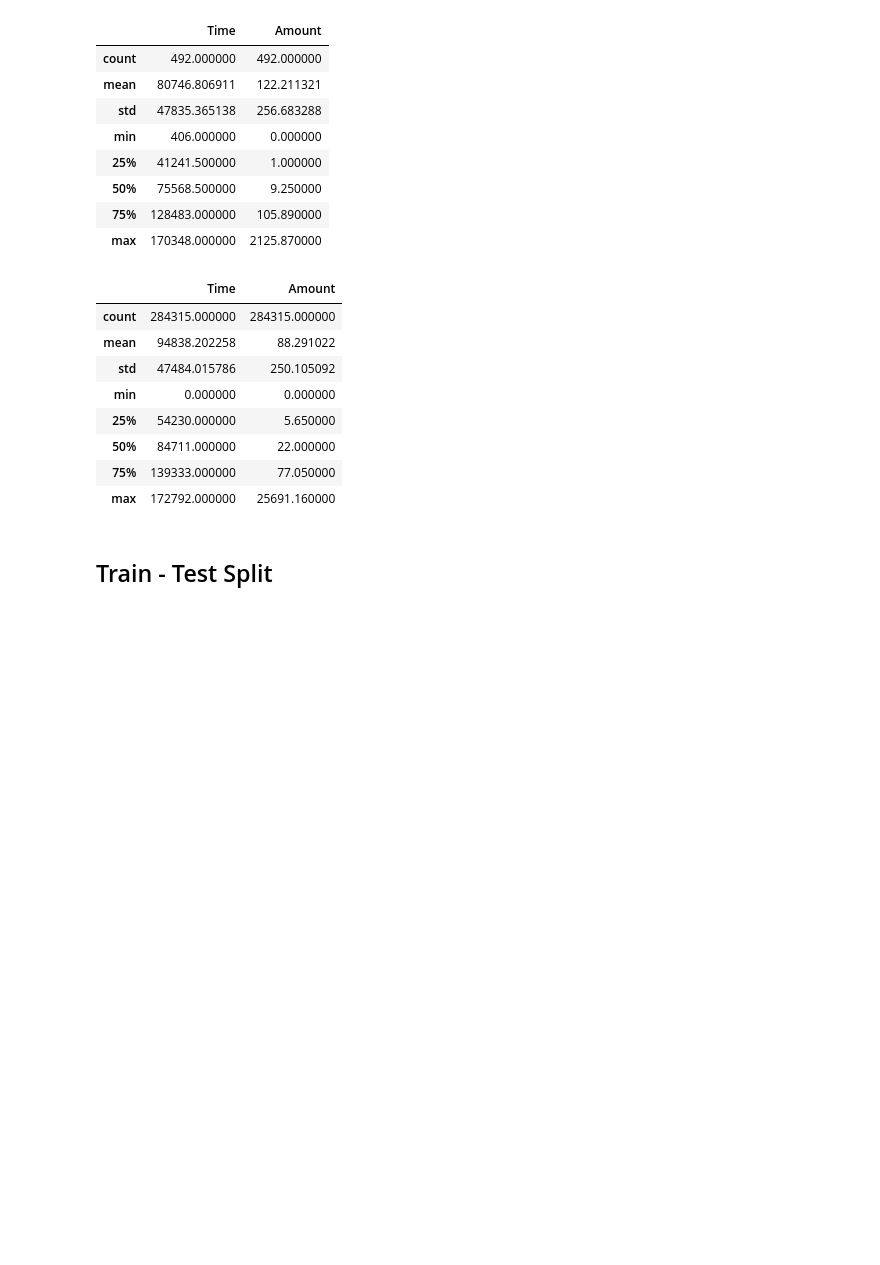
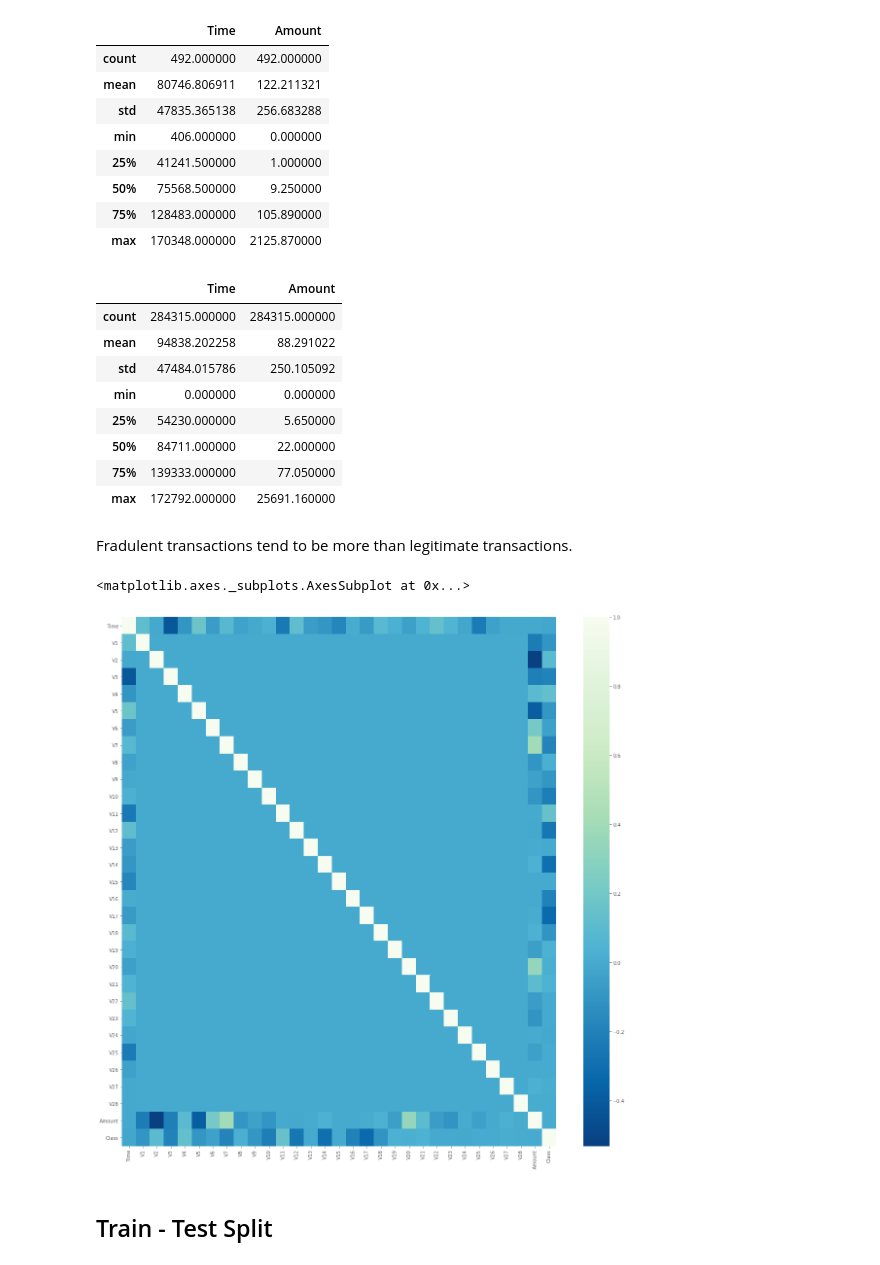
Before and after one commit to plolla/Credit-Card-Fraud-Detection, a Jupyter notebook: Credit Card Fraud Detection.ipynb, the cells around one changed output. Drawn from its saved outputs; the diff is of its cells as text; code cells hidden in the pictures; blank space fills up the shorter version.

Commit message:
Included Correlation Matrix

```diff
--- a/Credit Card Fraud Detection.ipynb
+++ b/Credit Card Fraud Detection.ipynb
@@ -109,6 +112,15 @@ legit.describe()[['Time','Amount']]
 | 50% | 84711.000000 | 22.000000 |
 | 75% | 139333.000000 | 77.050000 |
 | max | 172792.000000 | 25691.160000 |
+# %% [markdown]
+Fradulent transactions tend to be more than legitimate transactions.
+# %%
+#Correlation matrix showing how correlated the different variables are
+fig, ax = plt.subplots(figsize=(20,20))
+sns.heatmap(data.corr(), ax=ax, cmap = 'GnBu_r')
+# %% [output]
+<matplotlib.axes._subplots.AxesSubplot at 0x...>
+[figure, added]
 # %% [markdown]
 ## Train - Test Split
 # %%
```
Also changed, not shown: parts of 28 cells of this notebook.
